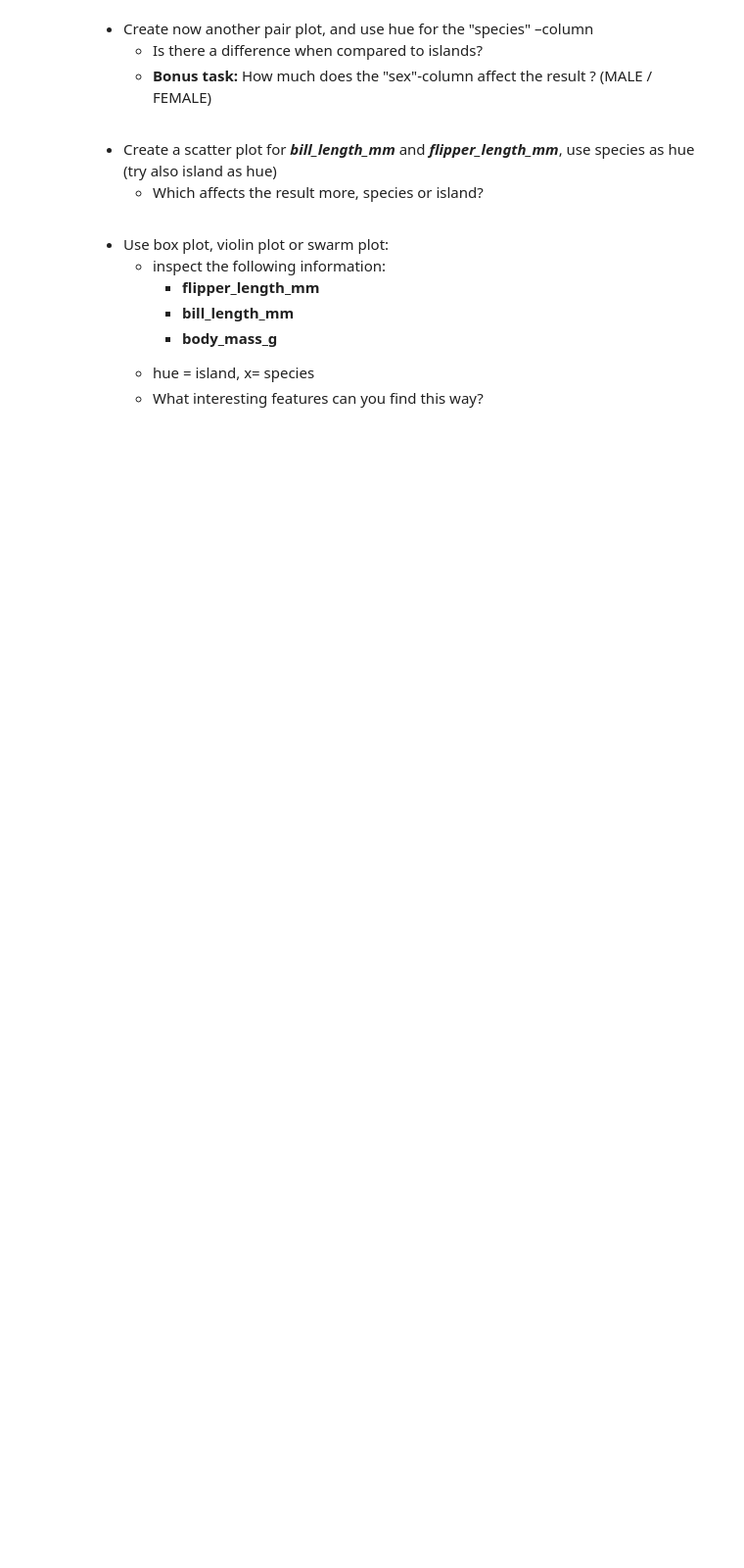
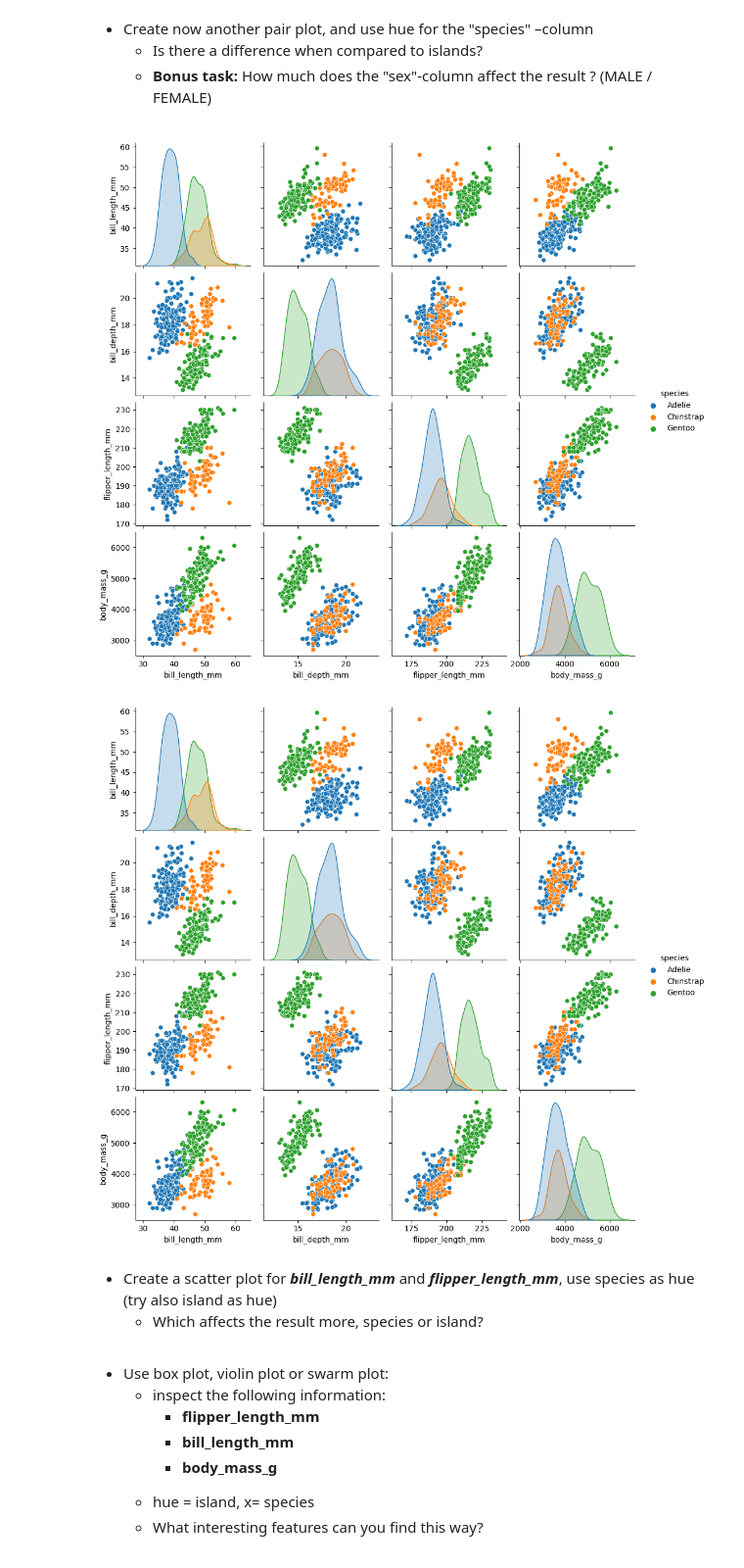
Before and after one commit to crypt0kitik/Introduction-to-Data-Analytics, a Jupyter notebook: Homework sets/SET 3/DataAnalyticsExerciseSet3.ipynb, the cells around one changed output. Shown at 98% size. Saved outputs shown, nothing was run; the diff lists cells and outputs as text; code cells hidden in the pictures; blank space fills up the shorter version.

```diff
--- a/Homework sets/SET 3/DataAnalyticsExerciseSet3.ipynb
+++ b/Homework sets/SET 3/DataAnalyticsExerciseSet3.ipynb
@@ -79,3 +142,10 @@ plt.show()
+# %%
+#  pair plot, and use hue for the "species" –column
+sns.pairplot(penguins, hue='species')
+plt.show()
+# %% [output]
+[figure, added]
+[figure, added]
 # %% [markdown]
 <ul>
     <li>Create a scatter plot for <b><i>bill_length_mm</i></b> and <b><i>flipper_length_mm</i></b>, use species as hue (try also island as hue)</li>
```
Also changed, not shown: parts of 10 cells of this notebook.
